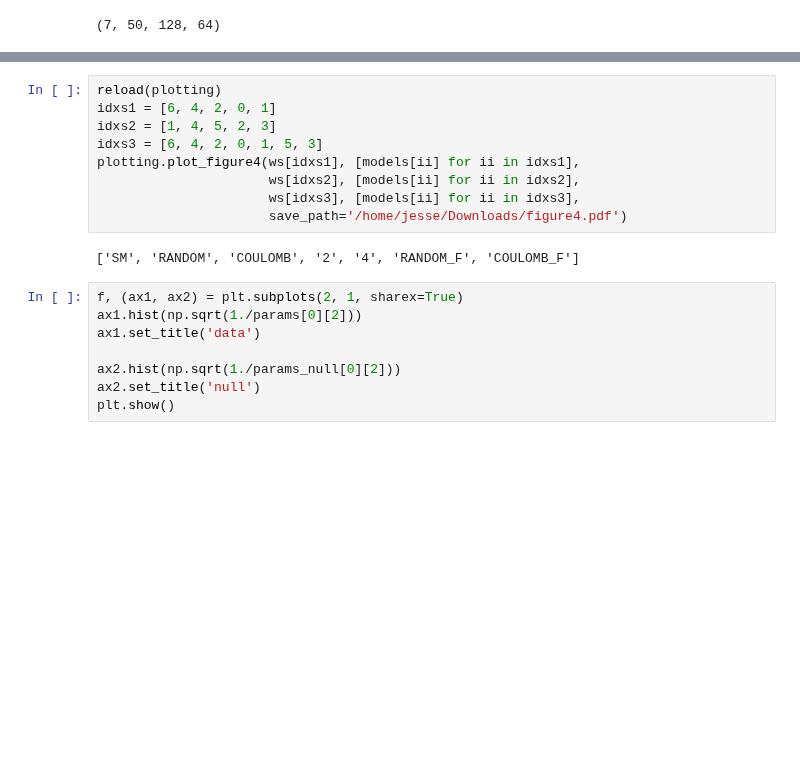
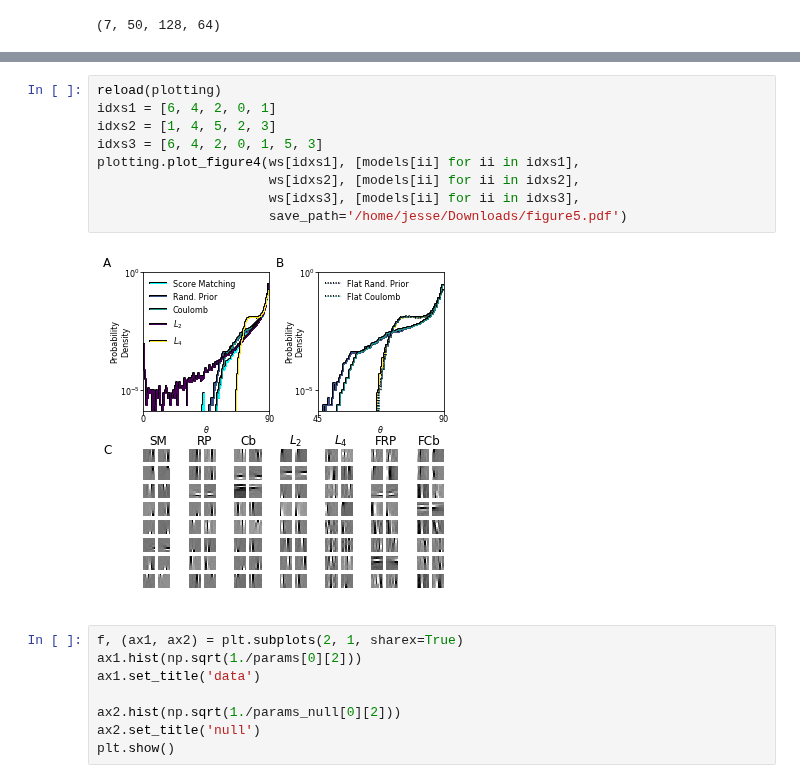
Before and after one commit to JesseLivezey/oc_ica, a Jupyter notebook: notebooks/natural_images.ipynb, the cells around one changed output, grey strips where cells are left out. Saved outputs shown, nothing was run; the diff lists cells and outputs as text; blank space fills up the shorter version.

```diff
--- a/notebooks/natural_images.ipynb
+++ b/notebooks/natural_images.ipynb
@@ -101,14 +101,14 @@ plt.close()
 # %%
 reload(plotting)
 idxs1 = [6, 4, 2, 0, 1]
 idxs2 = [1, 4, 5, 2, 3]
 idxs3 = [6, 4, 2, 0, 1, 5, 3]
 plotting.plot_figure4(ws[idxs1], [models[ii] for ii in idxs1],
                       ws[idxs2], [models[ii] for ii in idxs2],
                       ws[idxs3], [models[ii] for ii in idxs3],
-                      save_path='/home/jesse/Downloads/figure4.pdf')
+                      save_path='/home/jesse/Downloads/figure5.pdf')
 # %% [output]
-['SM', 'RANDOM', 'COULOMB', '2', '4', 'RANDOM_F', 'COULOMB_F']
+[figure, added]
 # %%
 f, (ax1, ax2) = plt.subplots(2, 1, sharex=True)
 ax1.hist(np.sqrt(1./params[0][2]))
```
Also changed, not shown: parts of 1 cell of this notebook, 4 other files.
